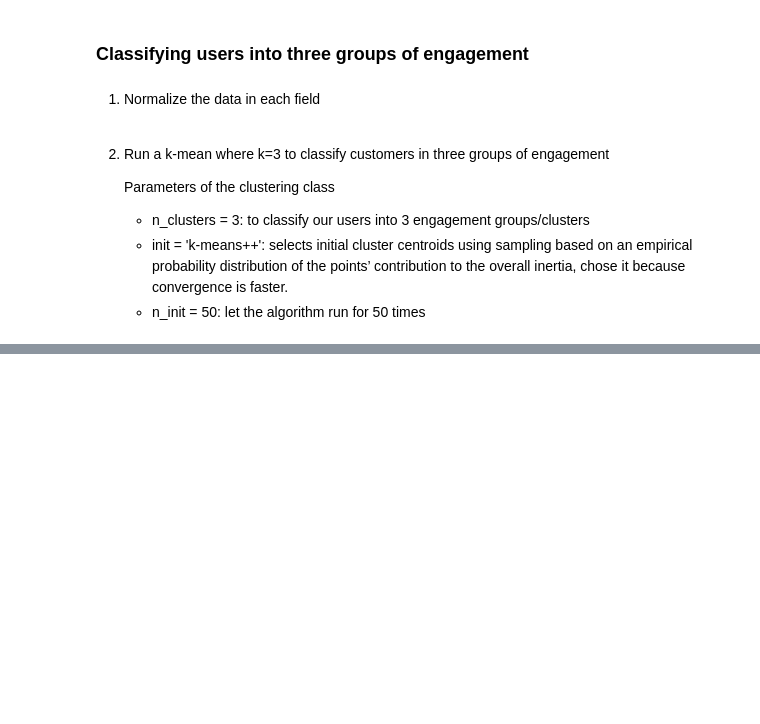
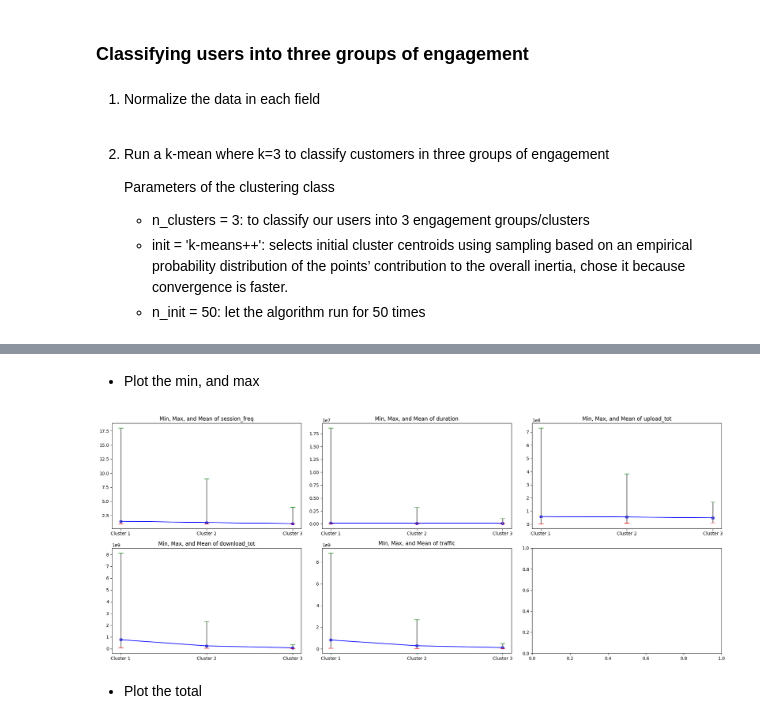
Before and after one commit to WildCayote/TellCo-Profitability-Opportunity-Analysis, a Jupyter notebook: notebooks/user_engagement_analysis.ipynb, the cells around one changed output, grey strips where cells are left out. Drawn from its saved outputs; the diff is of its cells as text; code cells hidden in the pictures; blank space fills up the shorter version.

```diff
--- a/notebooks/user_engagement_analysis.ipynb
+++ b/notebooks/user_engagement_analysis.ipynb
@@ -202,0 +275,67 @@ engagement_clusters = clusterer.fit(normalized_data)
+# %% [markdown]
+- Plot the min, and max
+# %%
+import matplotlib.pyplot as plt
+
+# Create subplots
+fig, axes = plt.subplots(ncols=NUM_COLS, nrows=num_rows, figsize=(20, num_rows * 4))
+
+# Plot the means, mins, and maxs with whisker lines for the first row of the plot
+row_cols = axes[0]
+for i in range(3):
+    ax = row_cols[i]
+    col = customer_data.columns[i]
+    ax.set_title(f'Min, Max, and Mean of {col}')
+
+    # Extract means, mins, and maxs for each cluster
+    means = [cluster_one_statistics[col]['mean'], cluster_two_statistics[col]['mean'], cluster_three_statistics[col]['mean']]
+    mins = [cluster_one_statistics[col]['min'], cluster_two_statistics[col]['min'], cluster_three_statistics[col]['min']]
+    maxs = [cluster_one_statistics[col]['max'], cluster_two_statistics[col]['max'], cluster_three_statistics[col]['max']]
+
+    # Plot means with markers
+    ax.plot([0, 1, 2], means, marker='o', linestyle='-', color='b', label='Mean')
+
+    # Add vertical lines to indicate the min-max range
+    for j in range(3):
+        ax.vlines(j, mins[j], maxs[j], colors='gray', linestyles='-', lw=2)  # Vertical line between min and max
+        ax.plot(j, mins[j], marker='_', color='r', markersize=12)  # Marker for min
+        ax.plot(j, maxs[j], marker='_', color='g', markersize=12)  # Marker for max
+
+    # Add labels for the clusters
+    ax.set_xticks([0, 1, 2])
+    ax.set_xticklabels(['Cluster 1', 'Cluster 2', 'Cluster 3'])
+
+# Plot the means, mins, and maxs with whisker lines for the second row of the plot
+row_cols = axes[1]
+for i in range(3):
+    ax = row_cols[i]
+    i += 3
+    col = customer_data.columns[i]
+    if col == 'cluster': continue
+
+    ax.set_title(f'Min, Max, and Mean of {col}')
+
+    # Extract means, mins, and maxs for each cluster
+    means = [cluster_one_statistics[col]['mean'], cluster_two_statistics[col]['mean'], cluster_three_statistics[col]['mean']]
+    mins = [cluster_one_statistics[col]['min'], cluster_two_statistics[col]['min'], cluster_three_statistics[col]['min']]
+    maxs = [cluster_one_statistics[col]['max'], cluster_two_statistics[col]['max'], cluster_three_statistics[col]['max']]
+
+    # Plot means with markers
+    ax.plot([0, 1, 2], means, marker='o', linestyle='-', color='b', label='Mean')
+
+    # Add vertical lines to indicate the min-max range
+    for j in range(3):
+        ax.vlines(j, mins[j], maxs[j], colors='gray', linestyles='-', lw=2)  # Vertical line between min and max
+        ax.plot(j, mins[j], marker='_', color='r', markersize=12)  # Marker for min
+        ax.plot(j, maxs[j], marker='_', color='g', markersize=12)  # Marker for max
+
+    # Add labels for the clusters
+    ax.set_xticks([0, 1, 2])
+    ax.set_xticklabels(['Cluster 1', 'Cluster 2', 'Cluster 3'])
+
+plt.tight_layout()
+plt.show()
+# %% [output]
+[figure, added]
+# %% [markdown]
+- Plot the total
```
Also changed, not shown: parts of 11 cells of this notebook.
